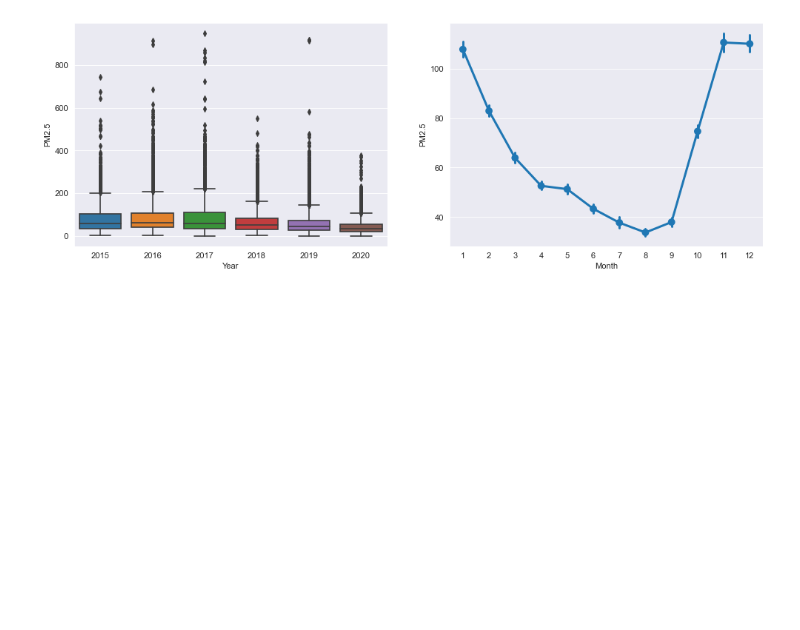
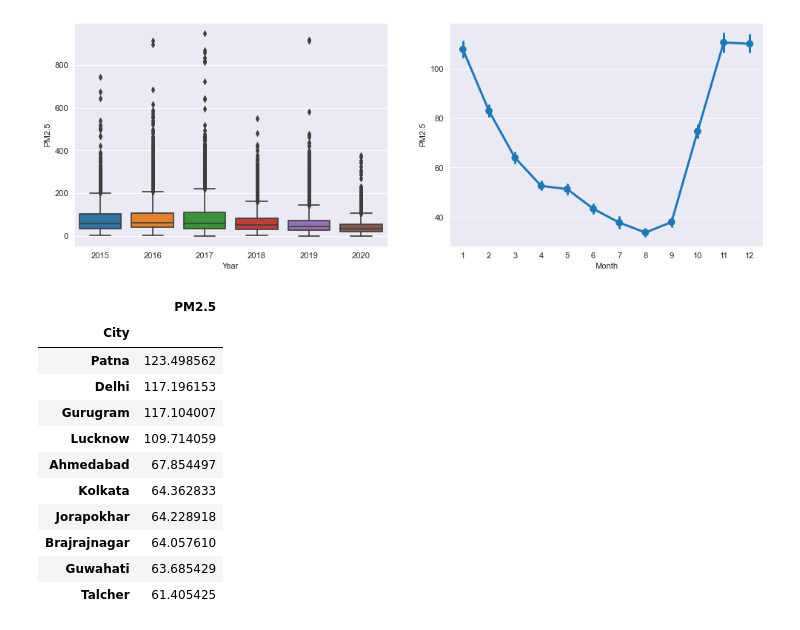
Before and after one commit to enumulak/EK_ML, a Jupyter notebook: Projects/Covid19PollutionEffect/Notebooks/Covid19_Pollution_TestBed.ipynb, the cells around one changed output. Cells and saved outputs as stored; diff of their text form; code cells hidden in the pictures; blank space fills up the shorter version.

```diff
--- a/Projects/Covid19PollutionEffect/Notebooks/Covid19_Pollution_TestBed.ipynb
+++ b/Projects/Covid19PollutionEffect/Notebooks/Covid19_Pollution_TestBed.ipynb
@@ -384,3 +384,20 @@ def show_trend_plot(value):
 show_trend_plot('PM2.5')
 # %% [output]
 [figure]
+# %%
+# List of polluted cities, accordinng to pollutant
+df1 = city_day_df[['PM2.5', 'City']].groupby(['City']).mean().sort_values(by='PM2.5', ascending=False)
+df1[:10].style.background_gradient('Oranges')
+# %% [output]
+|  | PM2.5 |
+| City |  |
+| Patna | 123.498562 |
+| Delhi | 117.196153 |
+| Gurugram | 117.104007 |
+| Lucknow | 109.714059 |
+| Ahmedabad | 67.854497 |
+| Kolkata | 64.362833 |
+| Jorapokhar | 64.228918 |
+| Brajrajnagar | 64.057610 |
+| Guwahati | 63.685429 |
+| Talcher | 61.405425 |
```
Also changed, not shown: parts of 7 cells of this notebook, 1 other file.
